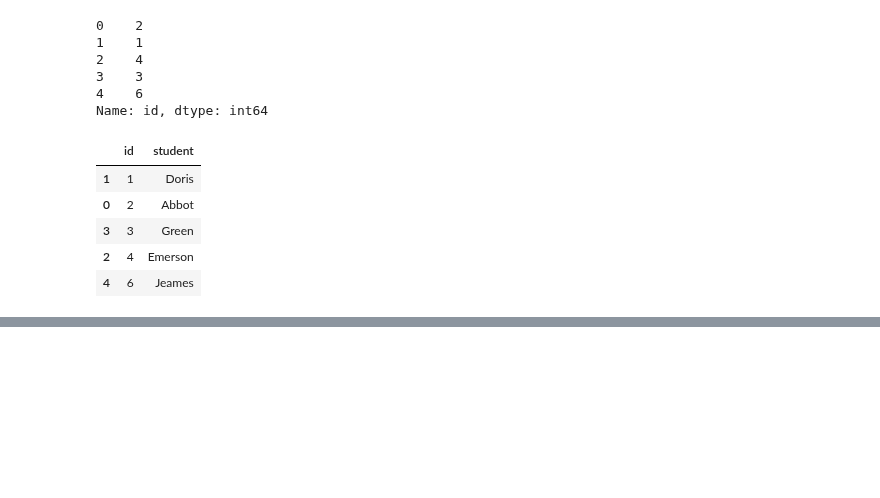
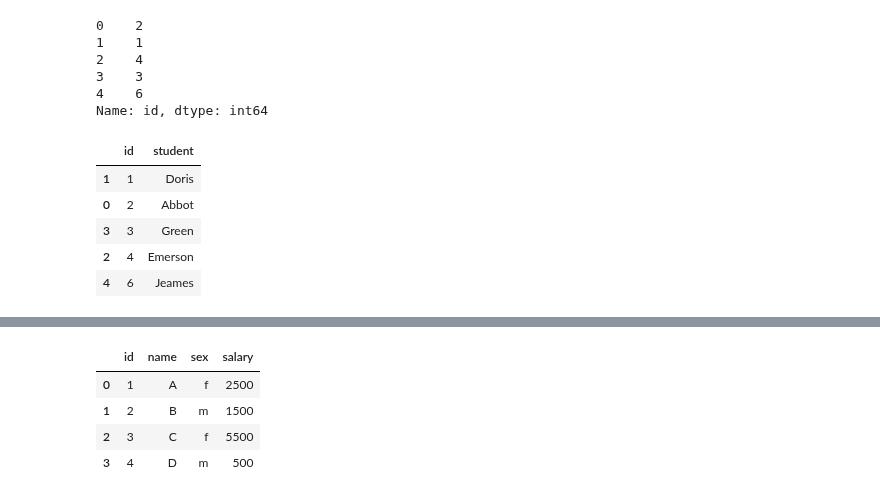
Before and after one commit to drwslv/LeetCode-Pandas, a Jupyter notebook: examples_1.ipynb, the cells around one changed output, grey strips where cells are left out. Cells and saved outputs as stored; diff of their text form; code cells hidden in the pictures; blank space fills up the shorter version.

```diff
--- a/examples_1.ipynb
+++ b/examples_1.ipynb
@@ -1664,0 +1697,15 @@ exchange_seats(seat)
+# %%
+# Beats 10.00%
+
+def swap_salary(salary: pd.DataFrame) -> pd.DataFrame:
+    salary['sex'] = salary['sex'].apply(lambda x: 'm' if x=='f' else 'f')
+    return salary
+# %%
+# Beats 38.18%
+
+def swap_salary(salary: pd.DataFrame) -> pd.DataFrame:
+    salary['sex2'] = salary['sex']
+    salary.loc[ salary['sex2']=='m', ['sex'] ] = 'f'
+    salary.loc[ salary['sex2']=='f', ['sex'] ] = 'm'
+    salary.drop(columns=['sex2'], inplace=True)
+    return salary
@@ -1664,0 +1723,8 @@ exchange_seats(seat)
+# %%
+swap_salary(salary)
+# %% [output]
+|  | id | name | sex | salary |
+| 0 | 1 | A | f | 2500 |
+| 1 | 2 | B | m | 1500 |
+| 2 | 3 | C | f | 5500 |
+| 3 | 4 | D | m | 500 |
```
Also changed, not shown: parts of 5 cells of this notebook.
